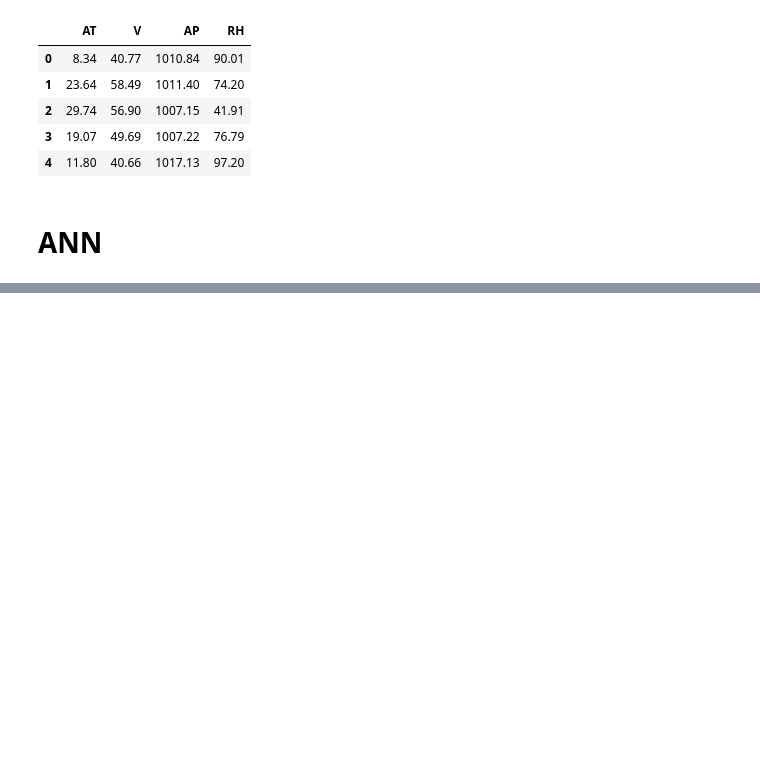
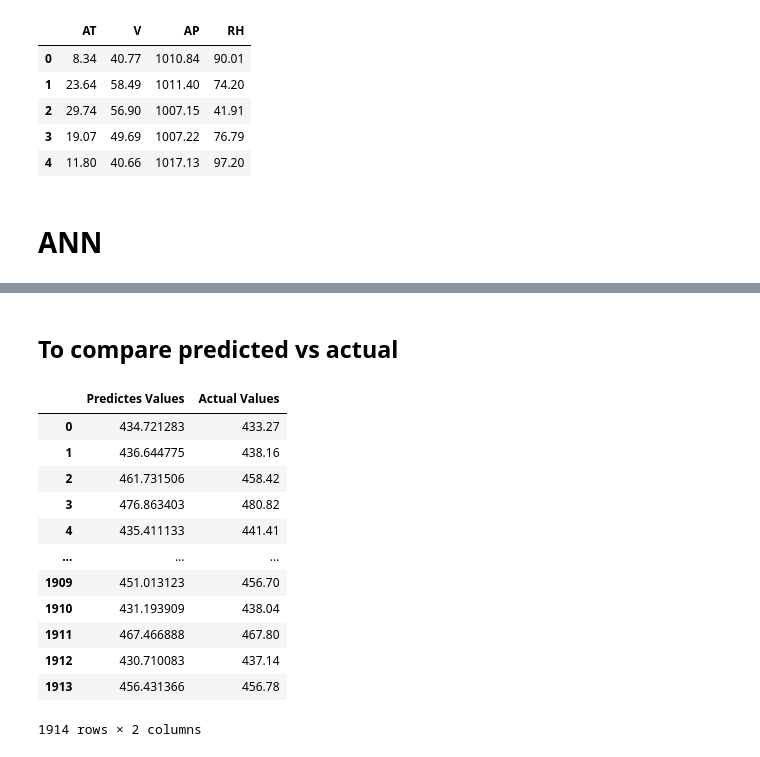
Before and after one commit to namankrag/Machine_Learning, a Jupyter notebook: Deep_Learning/ann.ipynb, the cells around one changed output, grey strips where cells are left out. Cells and saved outputs as stored; diff of their text form; code cells hidden in the pictures; blank space fills up the shorter version.

```diff
--- a/Deep_Learning/ann.ipynb
+++ b/Deep_Learning/ann.ipynb
@@ -140,0 +183,21 @@ epoch = 100/100 => train loss = 20.79030764301618 & val loss = 19.25804138183593
+# %% [markdown]
+## To compare predicted vs actual
+# %%
+predicted_df = pd.DataFrame(test_preds.cpu().numpy(), columns=["Predictes Values"])
+actual_df = pd.DataFrame(y_test.values, columns=["Actual Values"])
+
+pd.concat([predicted_df, actual_df], axis=1)
+# %% [output]
+|  | Predictes Values | Actual Values |
+| 0 | 434.721283 | 433.27 |
+| 1 | 436.644775 | 438.16 |
+| 2 | 461.731506 | 458.42 |
+| 3 | 476.863403 | 480.82 |
+| 4 | 435.411133 | 441.41 |
+| ... | ... | ... |
+| 1909 | 451.013123 | 456.70 |
+| 1910 | 431.193909 | 438.04 |
+| 1911 | 467.466888 | 467.80 |
+| 1912 | 430.710083 | 437.14 |
+| 1913 | 456.431366 | 456.78 |
+1914 rows × 2 columns
```
Also changed, not shown: parts of 5 cells of this notebook, 1 other file.
